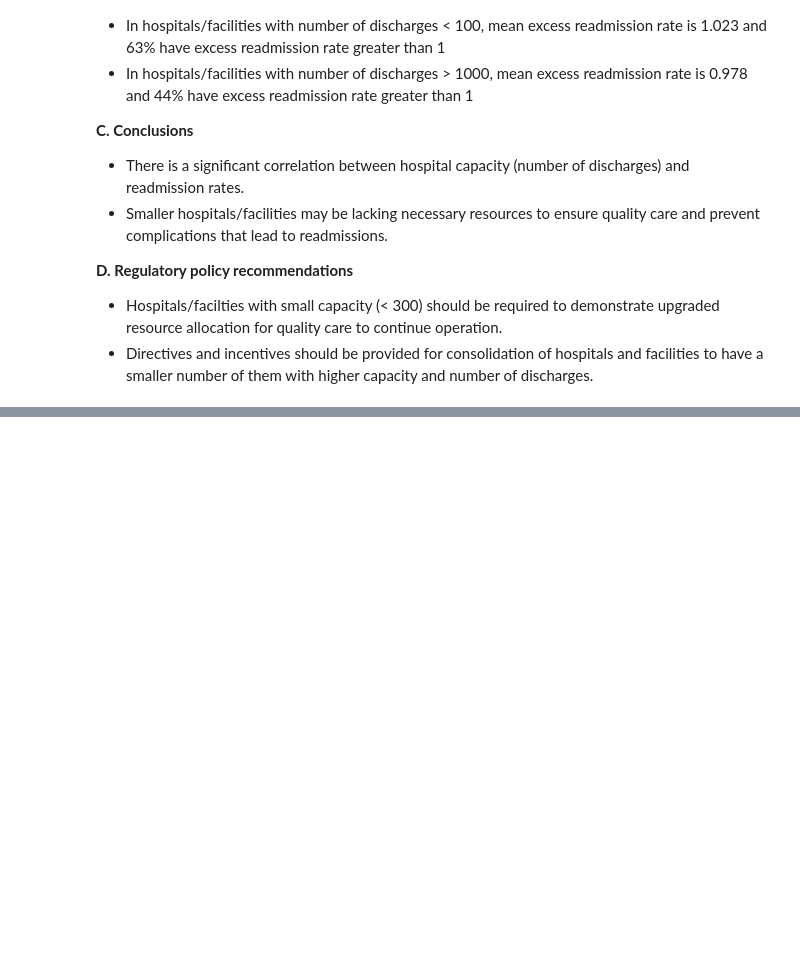
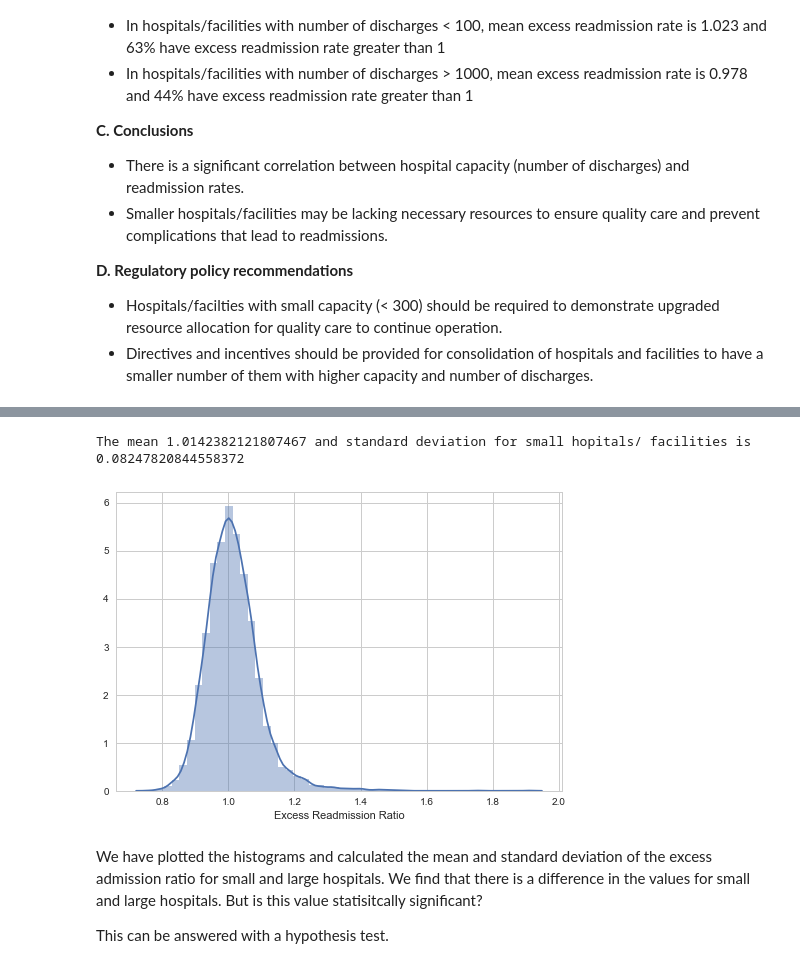
Before and after one commit to tanaysd/Data-Science-Springboard, a Jupyter notebook: Untitled1.ipynb, the cells around one changed output, grey strips where cells are left out. Saved outputs shown, nothing was run; the diff lists cells and outputs as text; code cells hidden in the pictures; blank space fills up the shorter version.

```diff
--- a/Untitled1.ipynb
+++ b/Untitled1.ipynb
@@ -89,0 +218,18 @@ Read the following results/report. While you are reading it, think about if the
+# %%
+small_df = df[df['Number of Discharges'] < 300]
+mask = small_df['Excess Readmission Ratio'].isnull()
+small_df = small_df[~mask]
+
+small_ratio = small_df['Excess Readmission Ratio']
+small_mean = small_ratio.mean()
+small_std = small_ratio.std()
+
+sns.distplot(small_ratio)
+print('The mean {} and standard deviation for small hopitals/ facilities is {}'.format(small_mean, small_std))
+# %% [output]
+The mean 1.0142382121807467 and standard deviation for small hopitals/ facilities is 0.08247820844558372
+[figure, added]
+# %% [markdown]
+We have plotted the histograms and calculated the mean and standard deviation of the excess admission ratio for small and large hospitals. We find that there is a difference in the values for small and large hospitals. But is this value statisitcally significant?
+
+This can be answered with a hypothesis test.
```
Also changed, not shown: parts of 16 cells of this notebook.
